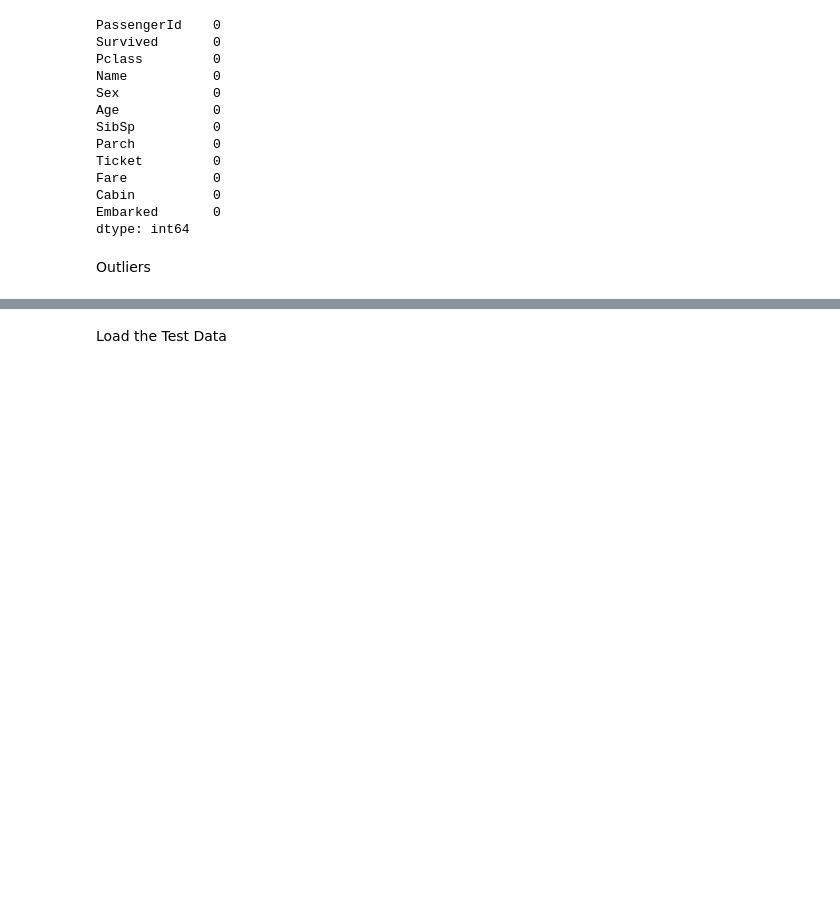
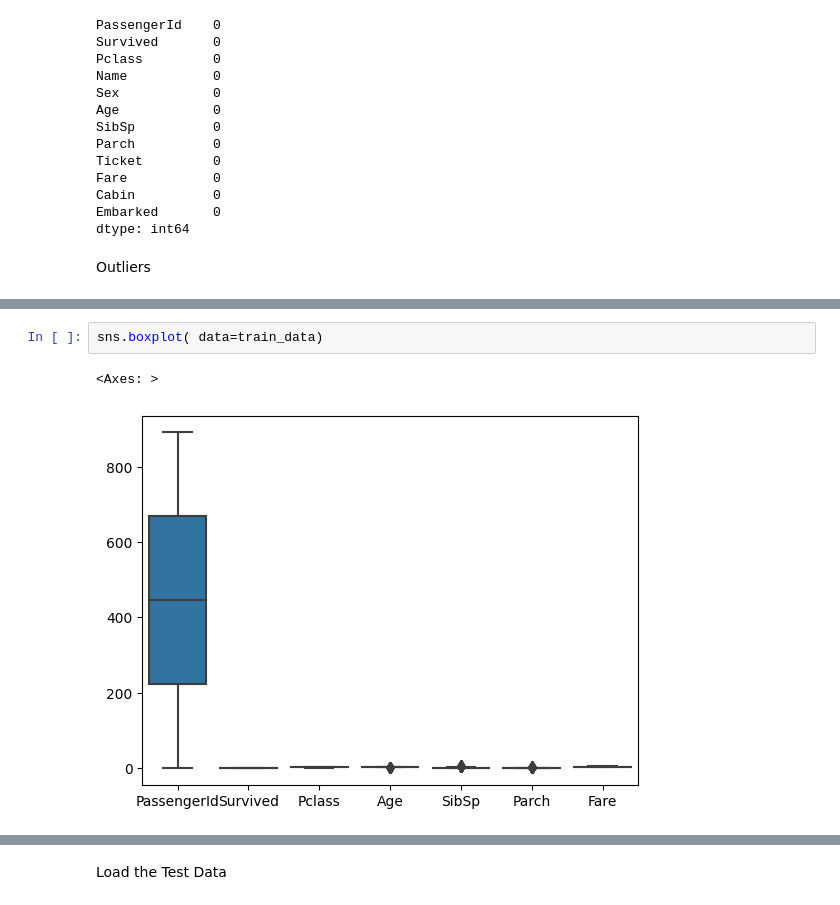
Before and after one commit to dawoodrizwan-05/Data-Science-Titanic-Dataset-Exploration-and-Cleaning, a Jupyter notebook: code.ipynb, the cells around one changed output, grey strips where cells are left out. Cells and saved outputs as stored; diff of their text form; blank space fills up the shorter version.

```diff
--- a/code.ipynb
+++ b/code.ipynb
@@ -319,0 +322,5 @@ plt.show()
+# %%
+sns.boxplot( data=train_data)
+# %% [output]
+<Axes: >
+[figure, added]
```
Also changed, not shown: parts of 22 cells of this notebook.
